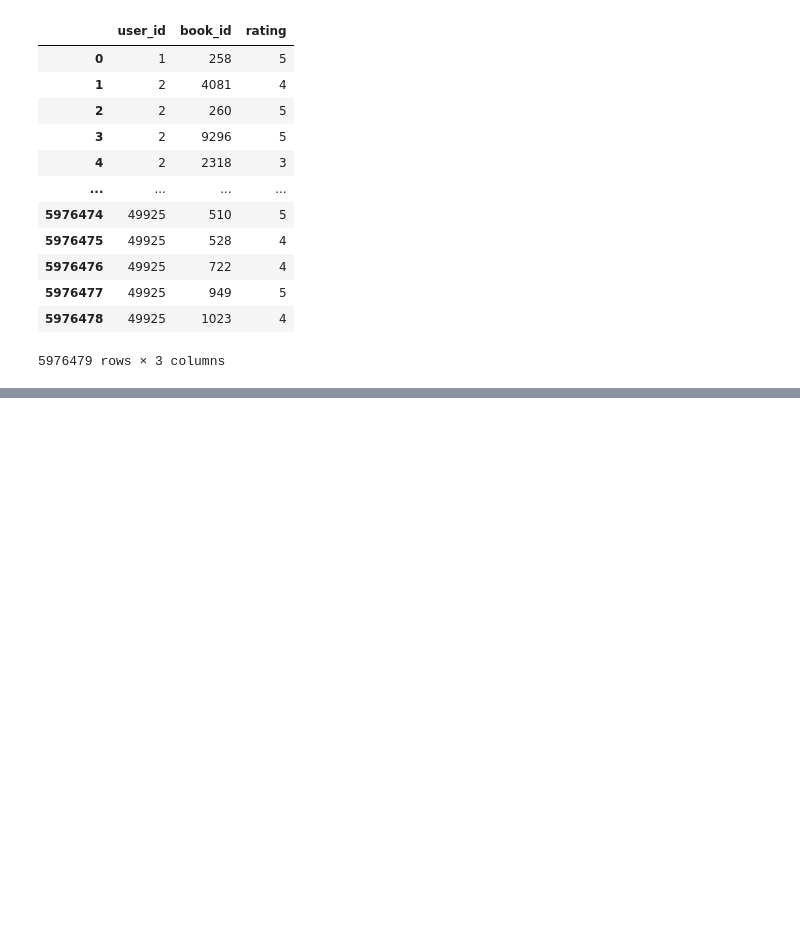
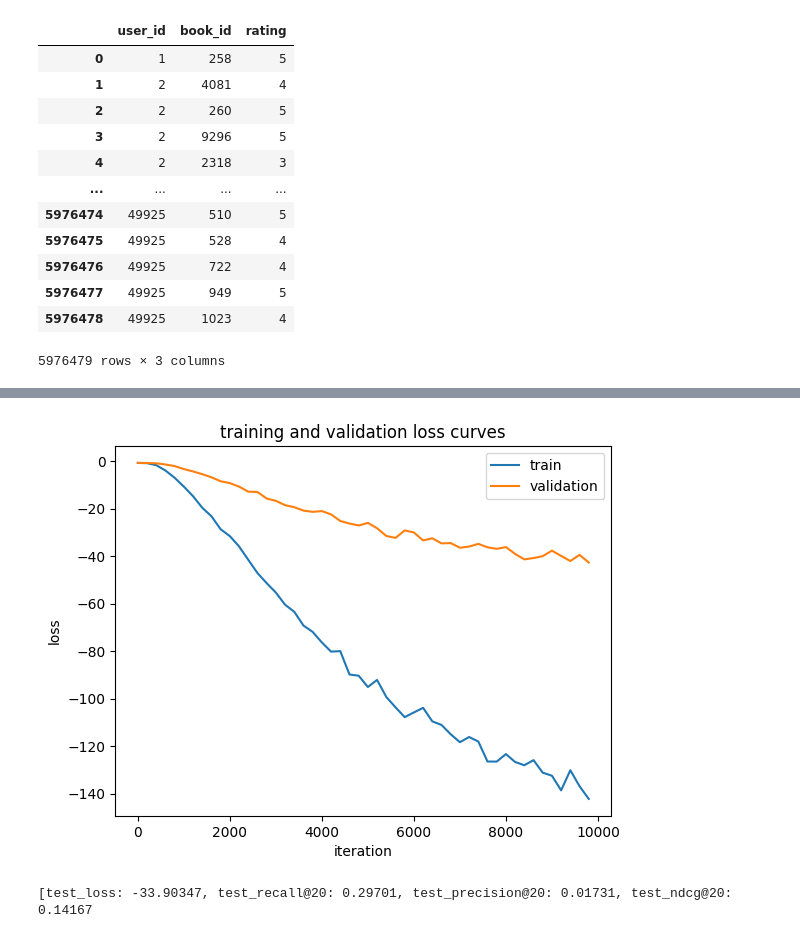
Before and after one commit to kaedejohnson/EE452_2024_Team5_Project, a Jupyter notebook: notebook.ipynb, the cells around one changed output, grey strips where cells are left out. Cells and saved outputs as stored; diff of their text form; code cells hidden in the pictures; blank space fills up the shorter version.

```diff
--- a/notebook.ipynb
+++ b/notebook.ipynb
@@ -201,0 +260,8 @@ ratings
+# %%
+# convert edge indices into Sparse Tensors: https://pytorch-geometric.readthedocs.io/en/latest/notes/sparse_tensor.html
+train_sparse_edge_index = SparseTensor(row=train_edge_index[0], col=train_edge_index[1], sparse_sizes=(
+    num_users + num_books, num_users + num_books))
+val_sparse_edge_index = SparseTensor(row=val_edge_index[0], col=val_edge_index[1], sparse_sizes=(
+    num_users + num_books, num_users + num_books))
+test_sparse_edge_index = SparseTensor(row=test_edge_index[0], col=test_edge_index[1], sparse_sizes=(
+    num_users + num_books, num_users + num_books))
@@ -201,0 +544,27 @@ ratings
+# %%
+# define contants
+ITERATIONS = 10000
+BATCH_SIZE = 1024
+LR = 1e-3
+ITERS_PER_EVAL = 200
+ITERS_PER_LR_DECAY = 200
+K = 20
+LAMBDA = 1e-6
+# %%
+# setup
+device = torch.device('cuda' if torch.cuda.is_available() else 'cpu')
+print(f"Using device {device}.")
+
+
+model = model.to(device)
+model.train()
+
+optimizer = optim.Adam(model.parameters(), lr=LR)
+scheduler = optim.lr_scheduler.ExponentialLR(optimizer, gamma=0.95)
+
+edge_index = edge_index.to(device)
+train_edge_index = train_edge_index.to(device)
+train_sparse_edge_index = train_sparse_edge_index.to(device)
+
+val_edge_index = val_edge_index.to(device)
+val_sparse_edge_index = val_sparse_edge_index.to(device)
@@ -201,0 +631,23 @@ ratings
+# %%
+iters = [iter * ITERS_PER_EVAL for iter in range(len(train_losses))]
+plt.plot(iters, train_losses, label='train')
+plt.plot(iters, val_losses, label='validation')
+plt.xlabel('iteration')
+plt.ylabel('loss')
+plt.title('training and validation loss curves')
+plt.legend()
+plt.show()
+# %% [output]
+[figure, added]
+# %%
+# evaluate on test set
+model.eval()
+test_edge_index = test_edge_index.to(device)
+test_sparse_edge_index = test_sparse_edge_index.to(device)
+
+test_loss, test_recall, test_precision, test_ndcg = evaluation(
+            model, test_edge_index, test_sparse_edge_index, [train_edge_index, val_edge_index], K, LAMBDA)
+
+print(f"[test_loss: {round(test_loss, 5)}, test_recall@{K}: {round(test_recall, 5)}, test_precision@{K}: {round(test_precision, 5)}, test_ndcg@{K}: {round(test_ndcg, 5)}")
+# %% [output]
+[test_loss: -33.90347, test_recall@20: 0.29701, test_precision@20: 0.01731, test_ndcg@20: 0.14167
```
Also changed, not shown: parts of 22 cells of this notebook, 1 other file.
